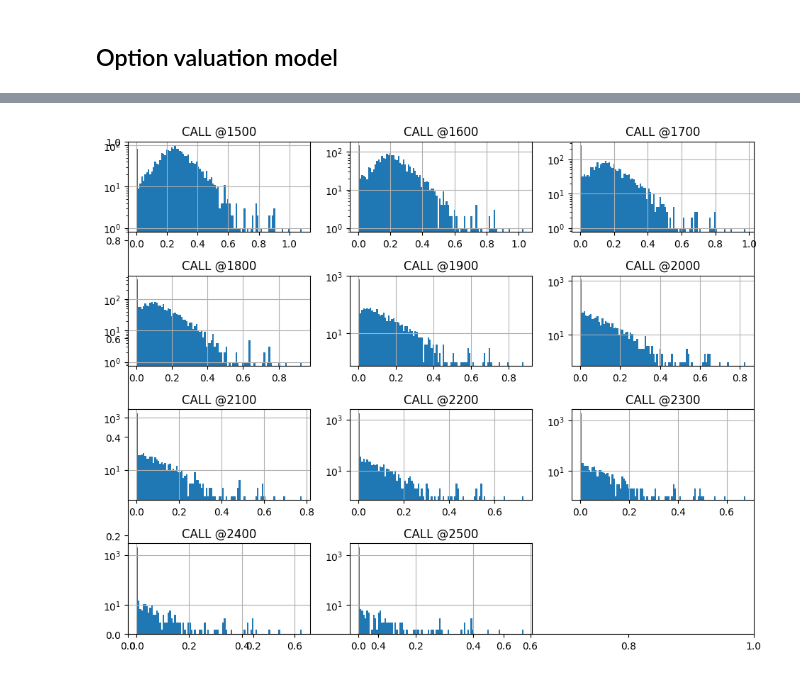
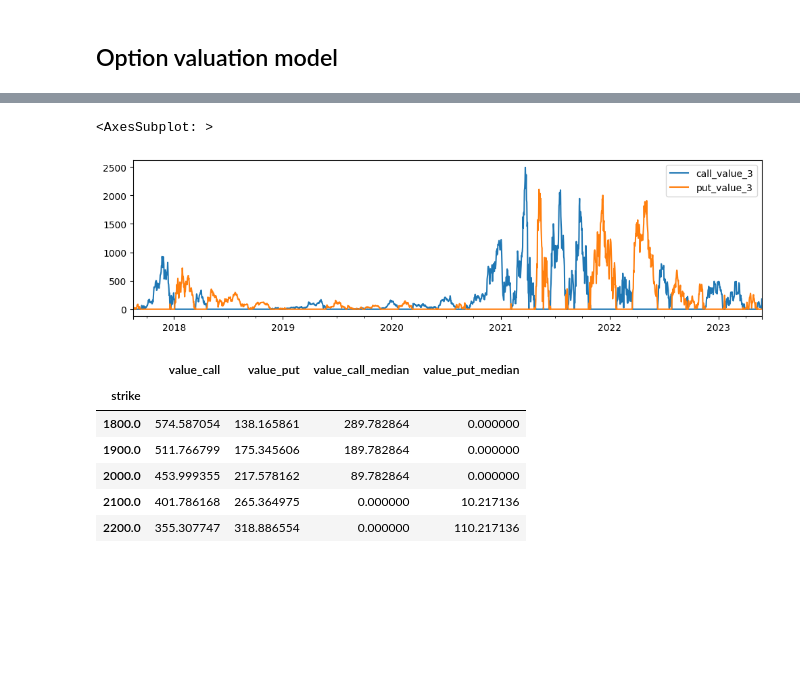
Before and after one commit to chris-ch/ethereum-prices, a Jupyter notebook: analyse-prices.ipynb, the cells around one changed output, grey strips where cells are left out. Saved outputs shown, nothing was run; the diff lists cells and outputs as text; code cells hidden in the pictures; blank space fills up the shorter version.

```diff
--- a/analyse-prices.ipynb
+++ b/analyse-prices.ipynb
@@ -138,16 +91,51 @@ pandas.DataFrame(option_chain).set_index('strike').sort_index()
-# %%
-import numpy
-from matplotlib import pyplot
-
-fig, ax = pyplot.subplots(figsize=(10, 8))
-
-row = col = 0
-for count, option_data in enumerate(sorted(option_chain, key=lambda d: d['strike'])):
-    sub_ax = fig.add_subplot(4, 3, count + 1, title=f"CALL @{int(option_data['strike'])}")
-    option_data['underlying_data_call'].hist(ax=sub_ax, bins=100, log=True)
-
-# Display the plot
-pyplot.tight_layout()
-pyplot.show()
-# %% [output]
-[figure, removed]
+# %%
+def generate_strikes(price: float):
+    closest_hundred = round(price / 100.) * 100.
+    strikes = set()
+    strikes.add(closest_hundred)
+    for i in range(1, 3):
+        strikes.add(closest_hundred + i * 100.)
+        strikes.add(closest_hundred - i * 100.)
+
+    return strikes
+
+strike_prices = list(generate_strikes(CURRENT_PRICE))
+for count, strike_price in enumerate(strike_prices, start=1):
+    strike_factor = strike_price / CURRENT_PRICE
+    df[f'strike_{count}'] = df['daily_prices'].multiply(strike_factor)
+    df[f'strike_pct_{count}'] = strike_factor
+
+    df[f'call_value_{count}'] = df['period_close_series'].subtract(df[f'strike_{count}'])
+    df[f'call_value_{count}'].loc[df[f'call_value_{count}'] < 0.] = 0.
+    df[f'call_value_pct_{count}'] = df[f'call_value_{count}'].divide(df['daily_prices'])
+
+    df[f'put_value_{count}'] = df[f'strike_{count}'].subtract(df['period_close_series'])
+    df[f'put_value_{count}'].loc[df[f'put_value_{count}'] < 0.] = 0.
+    df[f'put_value_pct_{count}'] = df[f'put_value_{count}'].divide(df['daily_prices'])
+
+
+df[['call_value_3', 'put_value_3']].plot(figsize=(12,3))
+# %% [output]
+<AxesSubplot: >
+[figure, added]
+# %%
+
+option_chain = list()
+for count, strike_price in enumerate(strike_prices, start=1):
+    option_chain.append({
+        'strike': strike_price,
+        'value_call': df[f'call_value_pct_{count}'].mean() * CURRENT_PRICE,
+        'value_put': df[f'put_value_pct_{count}'].mean() * CURRENT_PRICE,
+        'value_call_median': df[f'call_value_pct_{count}'].quantile(0.5) * CURRENT_PRICE,
+        'value_put_median': df[f'put_value_pct_{count}'].quantile(0.5) * CURRENT_PRICE
+    })
+
+pandas.DataFrame(option_chain).set_index('strike').sort_index()
+# %% [output]
+|  | value_call | value_put | value_call_median | value_put_median |
+| strike |  |  |  |  |
+| 1800.0 | 574.587054 | 138.165861 | 289.782864 | 0.000000 |
+| 1900.0 | 511.766799 | 175.345606 | 189.782864 | 0.000000 |
+| 2000.0 | 453.999355 | 217.578162 | 89.782864 | 0.000000 |
+| 2100.0 | 401.786168 | 265.364975 | 0.000000 | 10.217136 |
+| 2200.0 | 355.307747 | 318.886554 | 0.000000 | 110.217136 |
```
Also changed, not shown: parts of 11 cells of this notebook.
